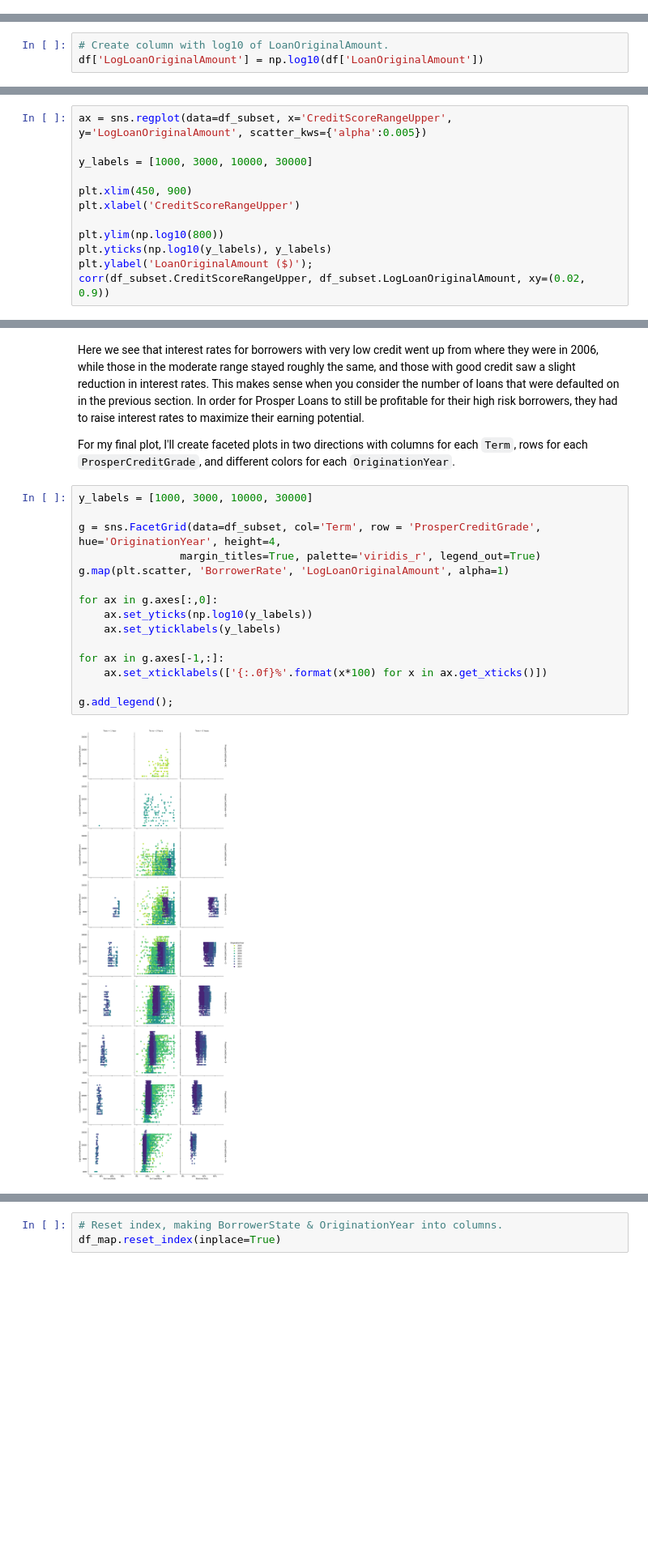
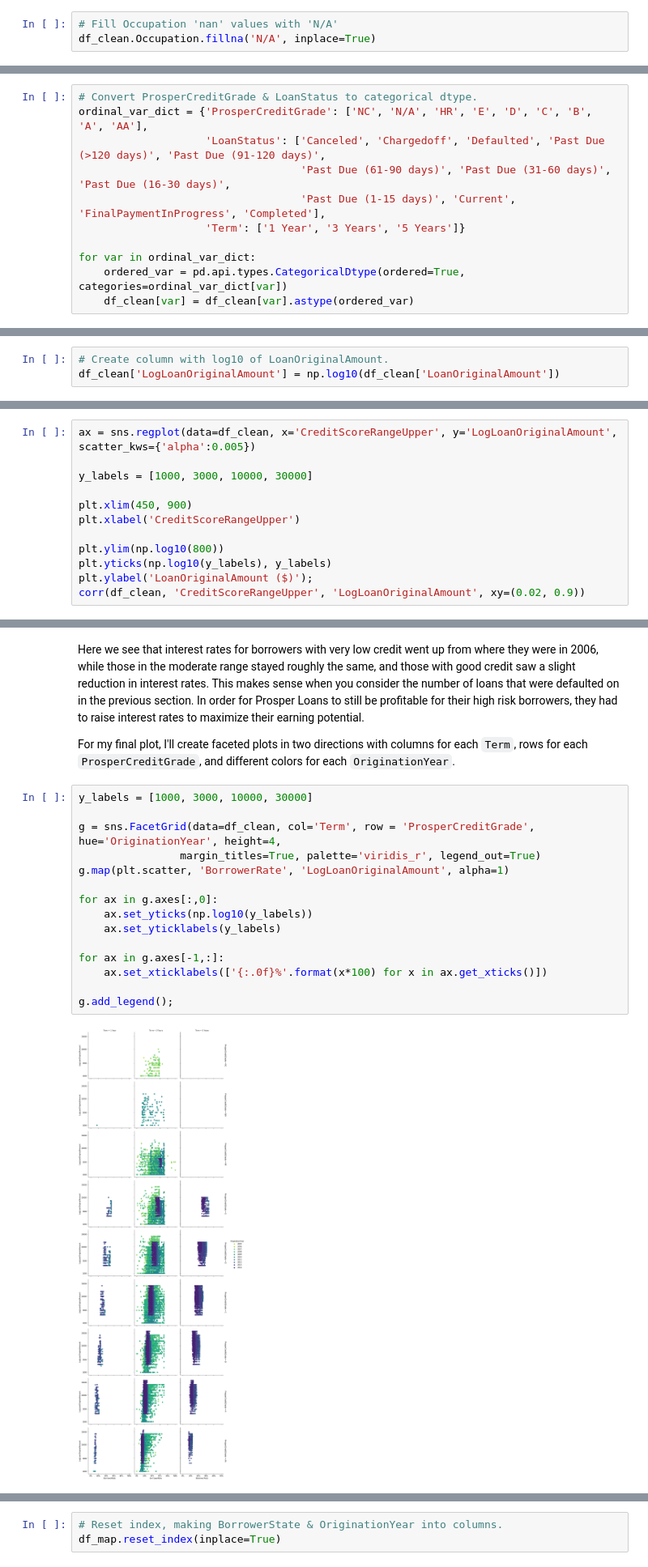
Before and after one commit to iRowebot/prosper_loans_visualizations, a Jupyter notebook: prosper_loans_data_exploration.ipynb, the cells around one changed output, grey strips where cells are left out. Shown at 81% size. Cells and saved outputs as stored; diff of their text form; blank space fills up the shorter version.

Commit message:
Modify corr function to accept NaNs & eliminate need for df_subset.

```diff
--- a/prosper_loans_data_exploration.ipynb
+++ b/prosper_loans_data_exploration.ipynb
@@ -267,0 +163,3 @@ df.describe()
+# %%
+# Fill Occupation 'nan' values with 'N/A'
+df_clean.Occupation.fillna('N/A', inplace=True)
@@ -267,0 +187,11 @@ df.describe()
+# %%
+# Convert ProsperCreditGrade & LoanStatus to categorical dtype.
+ordinal_var_dict = {'ProsperCreditGrade': ['NC', 'N/A', 'HR', 'E', 'D', 'C', 'B', 'A', 'AA'],
+                    'LoanStatus': ['Canceled', 'Chargedoff', 'Defaulted', 'Past Due (>120 days)', 'Past Due (91-120 days)',
+                                   'Past Due (61-90 days)', 'Past Due (31-60 days)', 'Past Due (16-30 days)',
+                                   'Past Due (1-15 days)', 'Current', 'FinalPaymentInProgress', 'Completed'],
+                    'Term': ['1 Year', '3 Years', '5 Years']}
+
+for var in ordinal_var_dict:
+    ordered_var = pd.api.types.CategoricalDtype(ordered=True, categories=ordinal_var_dict[var])
+    df_clean[var] = df_clean[var].astype(ordered_var)
@@ -604,4 +599,4 @@ def corr(x, y, xy=(1.02, 0.90), **kwargs):
     ax.annotate(label, xy=xy, size=20, xycoords=ax.transAxes)
 # %%
 # Create column with log10 of LoanOriginalAmount.
-df['LogLoanOriginalAmount'] = np.log10(df['LoanOriginalAmount'])
+df_clean['LogLoanOriginalAmount'] = np.log10(df_clean['LoanOriginalAmount'])
@@ -623,7 +615,7 @@ corr(df_subset.CreditScoreRangeUpper, df_subset.BorrowerRate, xy=(0.7, 0.9))
 # %% [output]
 [figure]
 # %%
-ax = sns.regplot(data=df_subset, x='CreditScoreRangeUpper', y='LogLoanOriginalAmount', scatter_kws={'alpha':0.005})
+ax = sns.regplot(data=df_clean, x='CreditScoreRangeUpper', y='LogLoanOriginalAmount', scatter_kws={'alpha':0.005})
 
 y_labels = [1000, 3000, 10000, 30000]
 
@@ -633,7 +625,7 @@ plt.xlabel('CreditScoreRangeUpper')
 plt.ylim(np.log10(800))
 plt.yticks(np.log10(y_labels), y_labels)
 plt.ylabel('LoanOriginalAmount ($)');
-corr(df_subset.CreditScoreRangeUpper, df_subset.LogLoanOriginalAmount, xy=(0.02, 0.9))
+corr(df_clean, 'CreditScoreRangeUpper', 'LogLoanOriginalAmount', xy=(0.02, 0.9))
 # %% [output]
 [figure]
 # %% [markdown]
@@ -742,20 +719,20 @@ For my final plot, I'll create faceted plots in two directions with columns for
 # %%
 y_labels = [1000, 3000, 10000, 30000]
 
-g = sns.FacetGrid(data=df_subset, col='Term', row = 'ProsperCreditGrade', hue='OriginationYear', height=4,
+g = sns.FacetGrid(data=df_clean, col='Term', row = 'ProsperCreditGrade', hue='OriginationYear', height=4,
                 margin_titles=True, palette='viridis_r', legend_out=True)
 g.map(plt.scatter, 'BorrowerRate', 'LogLoanOriginalAmount', alpha=1)
 
 for ax in g.axes[:,0]:
     ax.set_yticks(np.log10(y_labels))
     ax.set_yticklabels(y_labels)
 
 for ax in g.axes[-1,:]:
     ax.set_xticklabels(['{:.0f}%'.format(x*100) for x in ax.get_xticks()])
 
 g.add_legend();
 # %% [output]
-[figure, old version]
+[figure, new version]
 # %% [markdown]
 There's a lot going on in these plots, but once you wrap your head around what's being shown, it makes spotting trends in the data very easy. The first trend you'll likely notice is how interest rates changed over time. The loans from earlier years had much wider ranges of possible interest rates, while loans in more recent years formed narrow bands of interest rates. You can also see the lender become more conservative with their lending guidelines as time went on. NC loans are no longer offered by Prosper and very few HR loans were originated in recent years. Not only were there less loans originated for risky borrowers, but the maximum loan amount was reduced for borrowers in these groups. For borrowers with an HR `ProsperCreditGrade`, $\$$4,000 became the maximum loan amount, $\$$10,000 was the maximum for E borrowers, $\$$15,000 for D borrowers, $\$$25,000 for C borrowers, and $\$$35,000 for B and above. However, for a 1 Year `Term` the maximum loan amount was only $\$$25,000 for borrowers with a B or higher.
 # %% [markdown]
```
Also changed, not shown: parts of 73 cells of this notebook, 4 other files.
